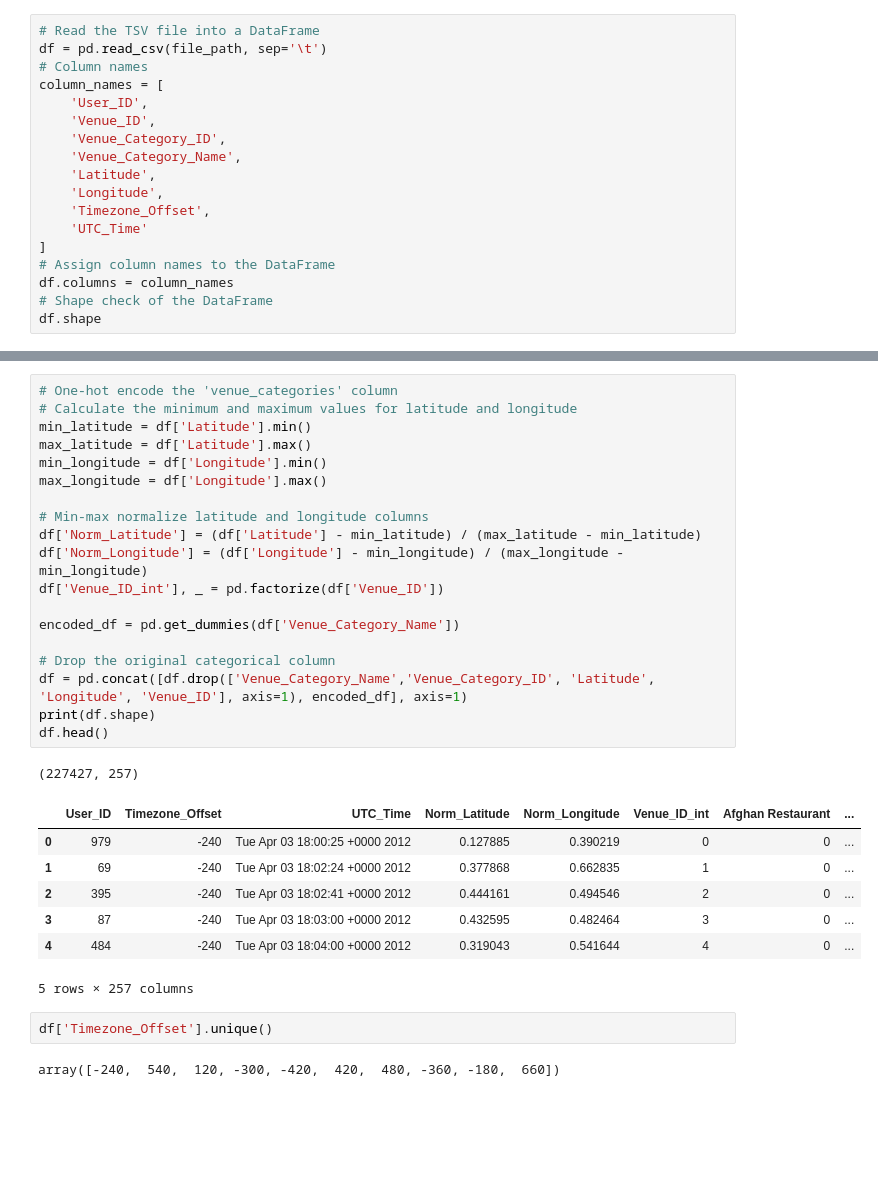
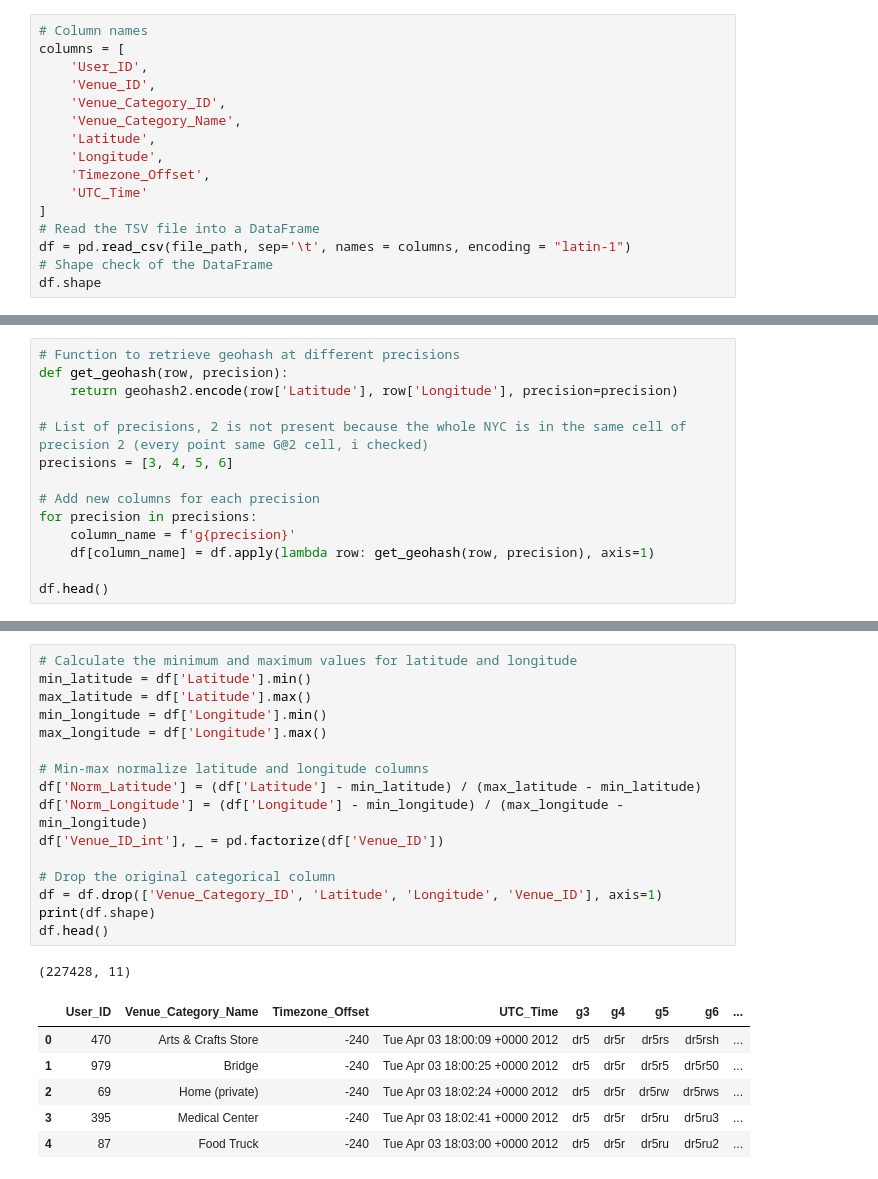
Before and after one commit to Paco-Danes/DeepPoi, a Jupyter notebook: proj.ipynb, the cells around one changed output, grey strips where cells are left out. Cells and saved outputs as stored; diff of their text form; blank space fills up the shorter version.

```diff
--- a/proj.ipynb
+++ b/proj.ipynb
@@ -49,8 +73,6 @@ Text file downloaded and saved to: /content/dataset/example_dataset.txt
 # %%
-# Read the TSV file into a DataFrame
-df = pd.read_csv(file_path, sep='\t')
 # Column names
-column_names = [
+columns = [
     'User_ID',
     'Venue_ID',
     'Venue_Category_ID',
@@ -60,8 +82,8 @@ column_names = [
     'Timezone_Offset',
     'UTC_Time'
 ]
-# Assign column names to the DataFrame
-df.columns = column_names
+# Read the TSV file into a DataFrame
+df = pd.read_csv(file_path, sep='\t', names = columns, encoding = "latin-1")
 # Shape check of the DataFrame
 df.shape
 # %% [output]
@@ -77,0 +100,14 @@ df.head()
+# %%
+# Function to retrieve geohash at different precisions
+def get_geohash(row, precision):
+    return geohash2.encode(row['Latitude'], row['Longitude'], precision=precision)
+
+# List of precisions, 2 is not present because the whole NYC is in the same cell of precision 2 (every point same G@2 cell, i checked)
+precisions = [3, 4, 5, 6]
+
+# Add new columns for each precision
+for precision in precisions:
+    column_name = f'g{precision}'
+    df[column_name] = df.apply(lambda row: get_geohash(row, precision), axis=1)
+
+df.head()
@@ -78,32 +126,24 @@ df.head()
 # %%
-# One-hot encode the 'venue_categories' column
 # Calculate the minimum and maximum values for latitude and longitude
 min_latitude = df['Latitude'].min()
 max_latitude = df['Latitude'].max()
 min_longitude = df['Longitude'].min()
 max_longitude = df['Longitude'].max()
 
 # Min-max normalize latitude and longitude columns
 df['Norm_Latitude'] = (df['Latitude'] - min_latitude) / (max_latitude - min_latitude)
 df['Norm_Longitude'] = (df['Longitude'] - min_longitude) / (max_longitude - min_longitude)
 df['Venue_ID_int'], _ = pd.factorize(df['Venue_ID'])
 
-encoded_df = pd.get_dummies(df['Venue_Category_Name'])
-
 # Drop the original categorical column
-df = pd.concat([df.drop(['Venue_Category_Name','Venue_Category_ID', 'Latitude', 'Longitude', 'Venue_ID'], axis=1), encoded_df], axis=1)
+df = df.drop(['Venue_Category_ID', 'Latitude', 'Longitude', 'Venue_ID'], axis=1)
 print(df.shape)
 df.head()
 # %% [output]
-(227427, 257)
+(227428, 11)
-|  | User_ID | Timezone_Offset | UTC_Time | Norm_Latitude | Norm_Longitude | Venue_ID_int | Afghan Restaurant | ... |
-| 0 | 979 | -240 | Tue Apr 03 18:00:25 +0000 2012 | 0.127885 | 0.390219 | 0 | 0 | ... |
-| 1 | 69 | -240 | Tue Apr 03 18:02:24 +0000 2012 | 0.377868 | 0.662835 | 1 | 0 | ... |
-| 2 | 395 | -240 | Tue Apr 03 18:02:41 +0000 2012 | 0.444161 | 0.494546 | 2 | 0 | ... |
-| 3 | 87 | -240 | Tue Apr 03 18:03:00 +0000 2012 | 0.432595 | 0.482464 | 3 | 0 | ... |
-| 4 | 484 | -240 | Tue Apr 03 18:04:00 +0000 2012 | 0.319043 | 0.541644 | 4 | 0 | ... |
+|  | User_ID | Venue_Category_Name | Timezone_Offset | UTC_Time | g3 | g4 | g5 | g6 | ... |
+| 0 | 470 | Arts & Crafts Store | -240 | Tue Apr 03 18:00:09 +0000 2012 | dr5 | dr5r | dr5rs | dr5rsh | ... |
+| 1 | 979 | Bridge | -240 | Tue Apr 03 18:00:25 +0000 2012 | dr5 | dr5r | dr5r5 | dr5r50 | ... |
+| 2 | 69 | Home (private) | -240 | Tue Apr 03 18:02:24 +0000 2012 | dr5 | dr5r | dr5rw | dr5rws | ... |
+| 3 | 395 | Medical Center | -240 | Tue Apr 03 18:02:41 +0000 2012 | dr5 | dr5r | dr5ru | dr5ru3 | ... |
+| 4 | 87 | Food Truck | -240 | Tue Apr 03 18:03:00 +0000 2012 | dr5 | dr5r | dr5ru | dr5ru2 | ... |
-5 rows × 257 columns
-# %%
-df['Timezone_Offset'].unique()
-# %% [output]
-array([-240,  540,  120, -300, -420,  420,  480, -360, -180,  660])
```
Also changed, not shown: parts of 8 cells of this notebook.
